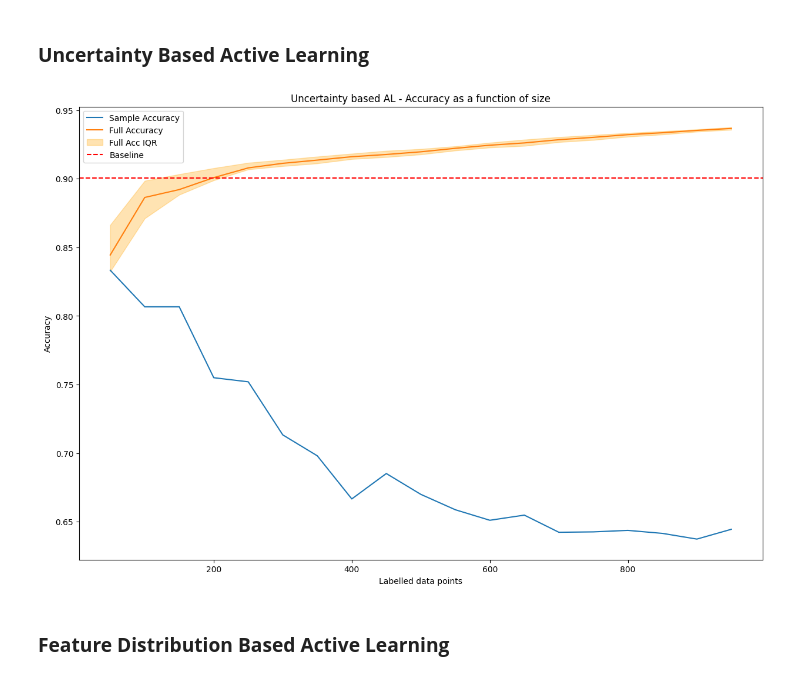
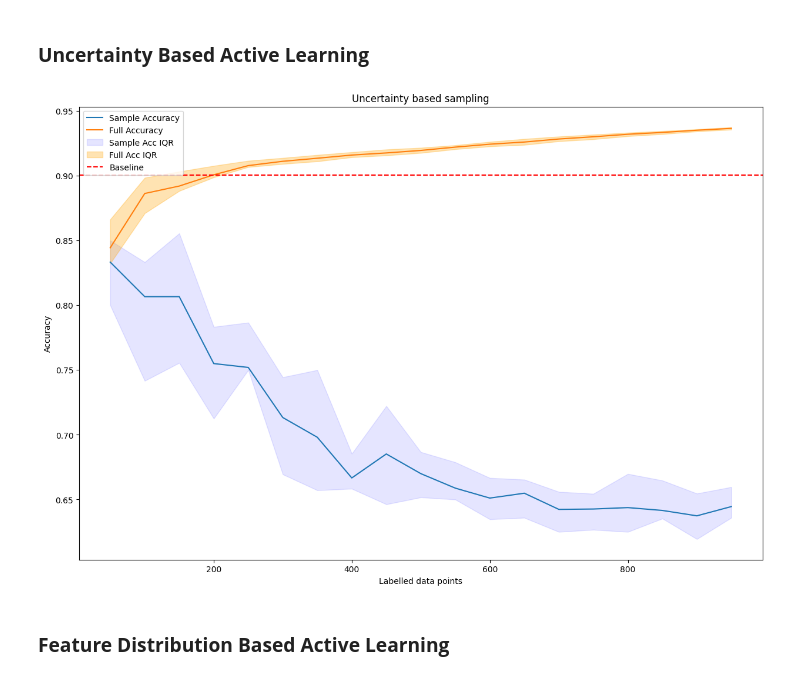
Before and after one commit to giorgiodemarchi/Duality-Based-Active-Learning, a Jupyter notebook: model.ipynb, the cells around one changed output. Cells and saved outputs as stored; diff of their text form; code cells hidden in the pictures.

```diff
--- a/model.ipynb
+++ b/model.ipynb
@@ -229,27 +232,10 @@ stats_full = {size: compute_stats(all_accuracies_u_df, size, element_index=1) fo
 # Convert these stats into DataFrames
 stats_sample_u_df = pd.DataFrame(stats_sample, index=['Max', 'Min', '25%', '75%']).T
 stats_full_u_df = pd.DataFrame(stats_full, index=['Max', 'Min', '25%', '75%']).T
-# %%
-# Plotting
-plt.figure(figsize=(15,10))
-
-# Plot average accuracies
-plt.plot(accuracies_u_df.reset_index()['index'], accuracies_u_df['Sample Accuracy'], label='Sample Accuracy')
-plt.plot(accuracies_u_df.reset_index()['index'], accuracies_u_df['Full Accuracy'], label='Full Accuracy')
-
-# Optional: Plot IQR
-#plt.fill_between(accuracies_u_df.reset_index()['index'], stats_sample_u_df['25%'], stats_sample_u_df['75%'], color='blue', alpha=0.3, label='Sample Acc IQR')
-plt.fill_between(accuracies_u_df.reset_index()['index'], stats_full_u_df['25%'], stats_full_u_df['75%'], color='orange', alpha=0.3, label='Full Acc IQR')
-
-# Baseline accuracy and other plot settings
-plt.axhline(y=baseline_accuracy, color='r', linestyle='--', label='Baseline')
-plt.legend()
-plt.title('Uncertainty based AL - Accuracy as a function of size')
-plt.xlabel('Labelled data points')
-plt.ylabel('Accuracy')
-plt.show()
-# %% [output]
-[figure, removed]
+# %%
+plot_result(accuracies_u_df, stats_sample_u_df, stats_full_u_df, baseline_accuracy, 'Uncertainty based sampling', show_iqr_sample=True)
+# %% [output]
+[figure, added]
 # %% [markdown]
 ### **Feature Distribution Based Active Learning**
 # %%
```
Also changed, not shown: parts of 7 cells of this notebook.
